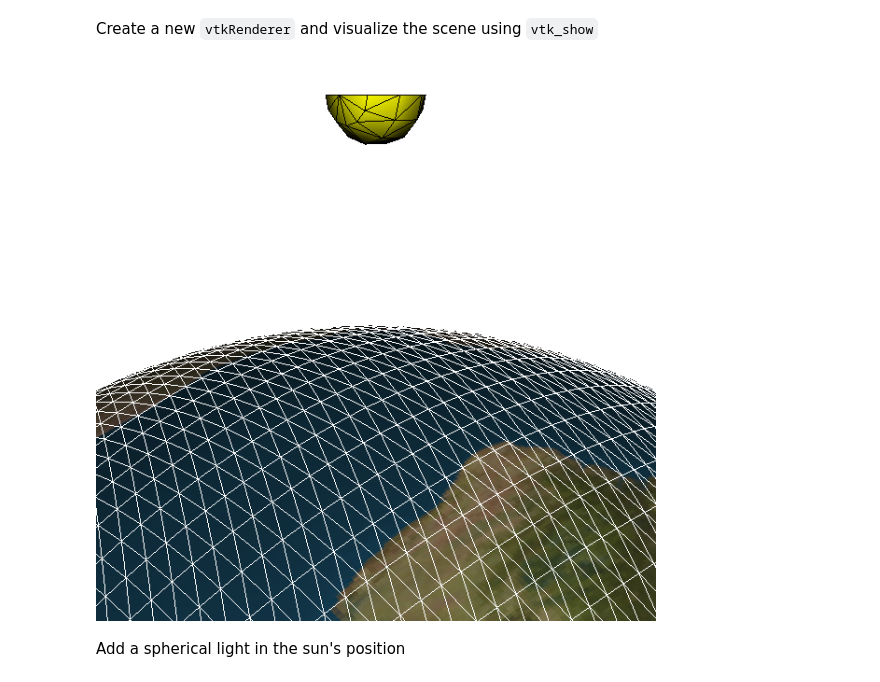
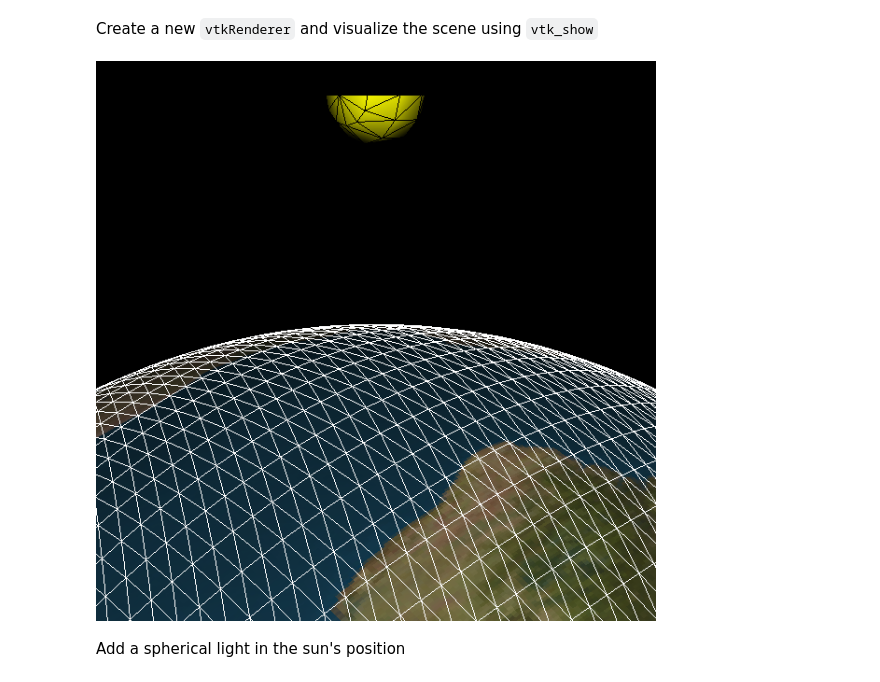
Before and after one commit to rlizzo/pyscience, a Jupyter notebook: 20140917_RayTracing/Material/PythonRayTracingEarthSun.ipynb, the cells around one changed output. Drawn from its saved outputs; the diff is of its cells as text; code cells hidden in the pictures.

```diff
--- a/20140917_RayTracing/Material/PythonRayTracingEarthSun.ipynb
+++ b/20140917_RayTracing/Material/PythonRayTracingEarthSun.ipynb
@@ -147,19 +194,19 @@ Create a new `vtkRenderer` and visualize the scene using `vtk_show`
 # %%
 renderer = vtk.vtkRenderer()
 renderer.AddActor(actorSun)
 renderer.AddActor(actorEarth)
-renderer.SetBackground(1.0, 1.0, 1.0)
+renderer.SetBackground(ColorBackground)
 
 # Modify the camera with properties defined manually in Paraview
 camera = renderer.MakeCamera()
 camera.SetPosition(RadiusEarth, DistanceSun, RadiusEarth)
 camera.SetFocalPoint(0.0, 0.0, 0.0)
 camera.SetViewAngle(30.0)
 renderer.SetActiveCamera(camera)
 
 vtk_show(renderer, 600, 600)
 # %% [output]
-[figure, old version]
+[figure, new version]
 # %% [markdown]
 Add a spherical light in the sun's position
 # %%
```
Also changed, not shown: parts of 16 cells of this notebook.
